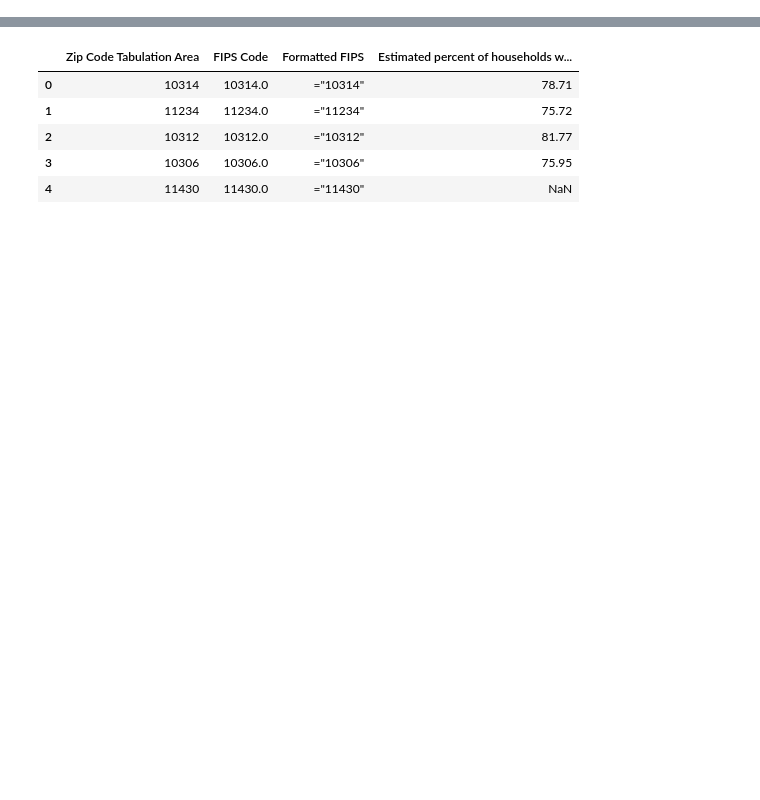
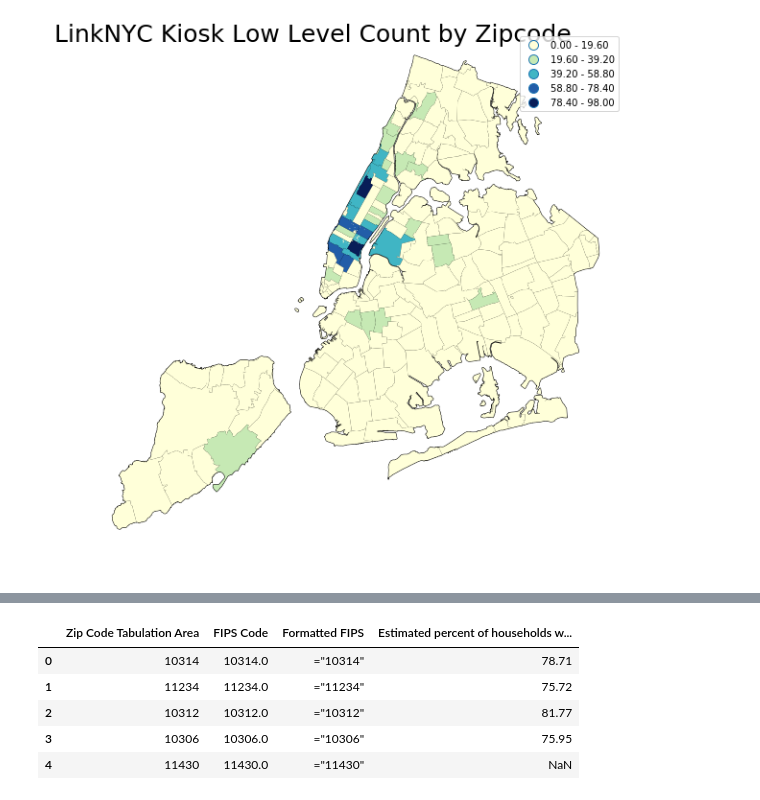
Before and after one commit to capstonelinknyc/311match, a Jupyter notebook: monthly_usage_with_311.ipynb, the cells around one changed output, grey strips where cells are left out. Cells and saved outputs as stored; diff of their text form; code cells hidden in the pictures; blank space fills up the shorter version.

```diff
--- a/monthly_usage_with_311.ipynb
+++ b/monthly_usage_with_311.ipynb
@@ -21,0 +143,9 @@ Populating the interactive namespace from numpy and matplotlib
+# %%
+lowLinkArea.reset_index(drop = True, inplace = True)
+# %%
+highLinkArea.reset_index(drop = True, inplace = True)
+# %%
+shapefileNYC = shapefileNYC.merge(lowLinkArea, left_on = 'ZIPCODE', right_on = 'ZIPCODE', how = 'left')
+shapefileNYC = shapefileNYC.merge(highLinkArea, left_on = 'ZIPCODE', right_on = 'ZIPCODE', how = 'left')
+
+shapefileNYC = shapefileNYC.rename(columns = {'linknycCount_y': 'lowCount', 'linknycCount': 'highCount', 'linknycCount_x': 'linknycCount'})
@@ -21,0 +161,4 @@ Populating the interactive namespace from numpy and matplotlib
+# %%
+shapefileNYC['linknycCount'] = shapefileNYC['linknycCount'].fillna(0)
+shapefileNYC['lowCount'] = shapefileNYC['lowCount'].fillna(0)
+shapefileNYC['highCount'] = shapefileNYC['highCount'].fillna(0)
@@ -21,0 +174,10 @@ Populating the interactive namespace from numpy and matplotlib
+# %%
+fig = pl.figure(figsize=(10,10))
+ax = fig.add_subplot(111)
+shapefileNYC.plot(facecolor="k", edgecolor="k",ax=ax)
+shapefileNYC.plot(ax=ax, column="linknycCount", cmap='YlGnBu', scheme='Equal_Interval', label='linknycCount',legend = True)
+plt.title('LinkNYC Kiosk Low Level Count by Zipcode', size=25, y=.97, x=0.42)
+ax.axis('off')
+plt.show()
+# %% [output]
+[figure, added]
```
Also changed, not shown: parts of 58 cells of this notebook.
